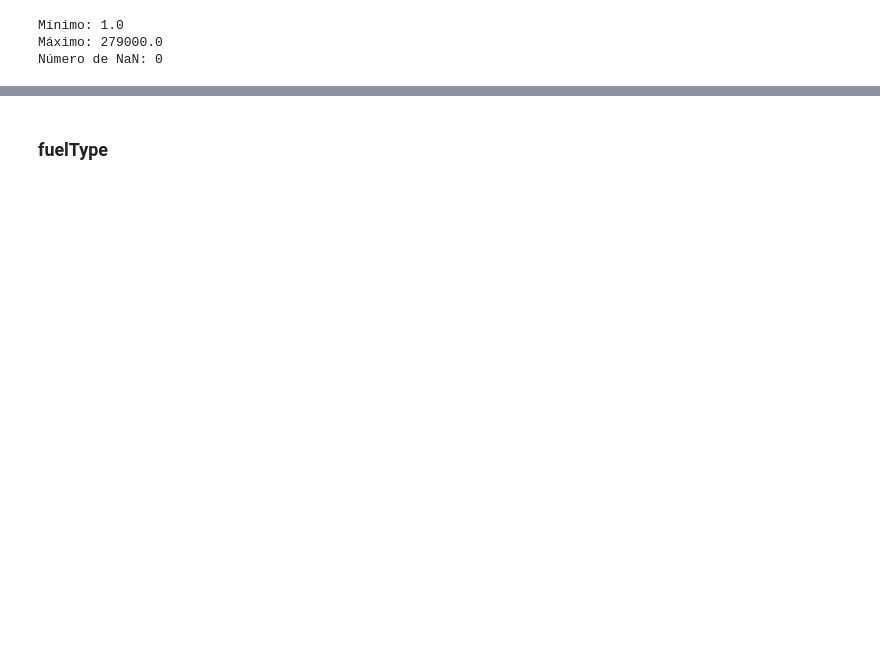
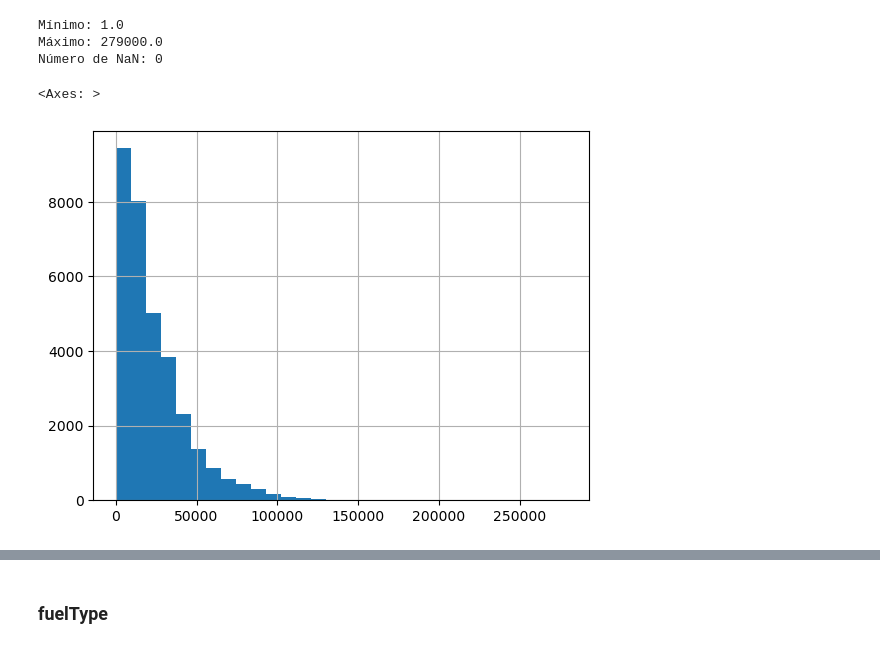
Before and after one commit to Filipa2002/Cars4You-Expediting-Car-Evaluations-with-ML, a Jupyter notebook: Gonçalo/ML_Project_GS0.ipynb, the cells around one changed output, grey strips where cells are left out. Saved outputs shown, nothing was run; the diff lists cells and outputs as text; code cells hidden in the pictures; blank space fills up the shorter version.

```diff
--- a/Gonçalo/ML_Project_GS0.ipynb
+++ b/Gonçalo/ML_Project_GS0.ipynb
@@ -289,0 +296,5 @@ Número de NaN: 0
+# %%
+df['mileage'].hist(bins=30)
+# %% [output]
+<Axes: >
+[figure, added]
```
Also changed, not shown: parts of 34 cells of this notebook.
